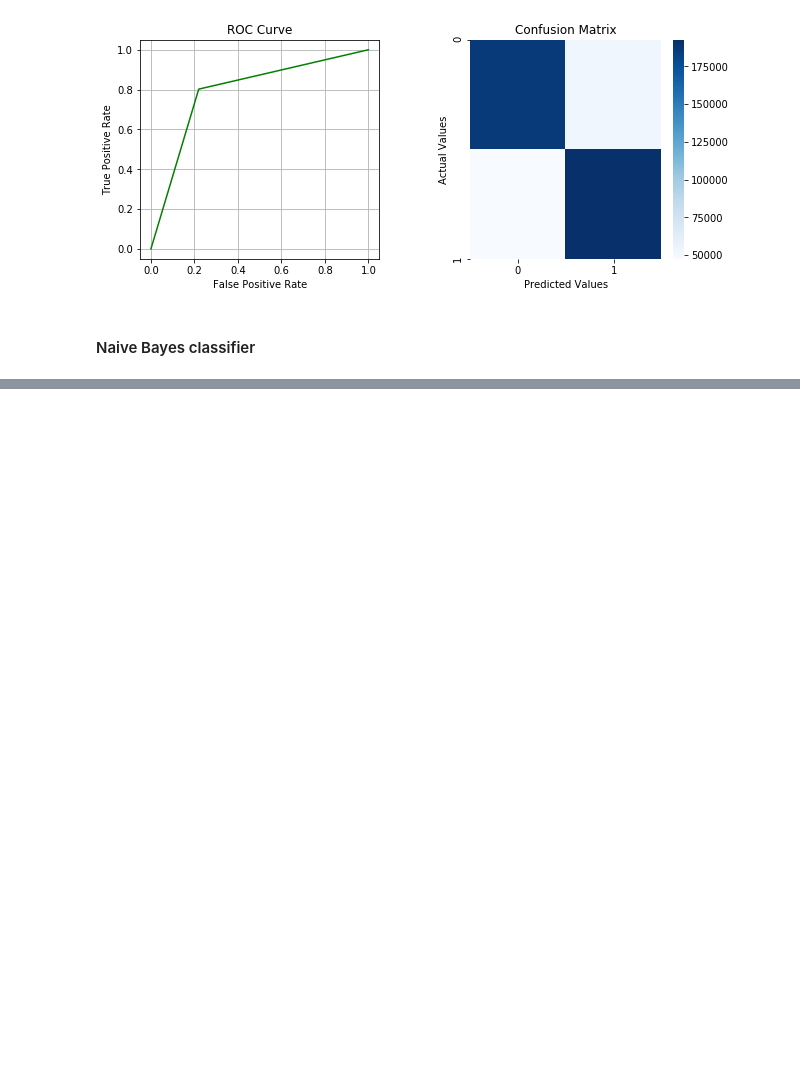
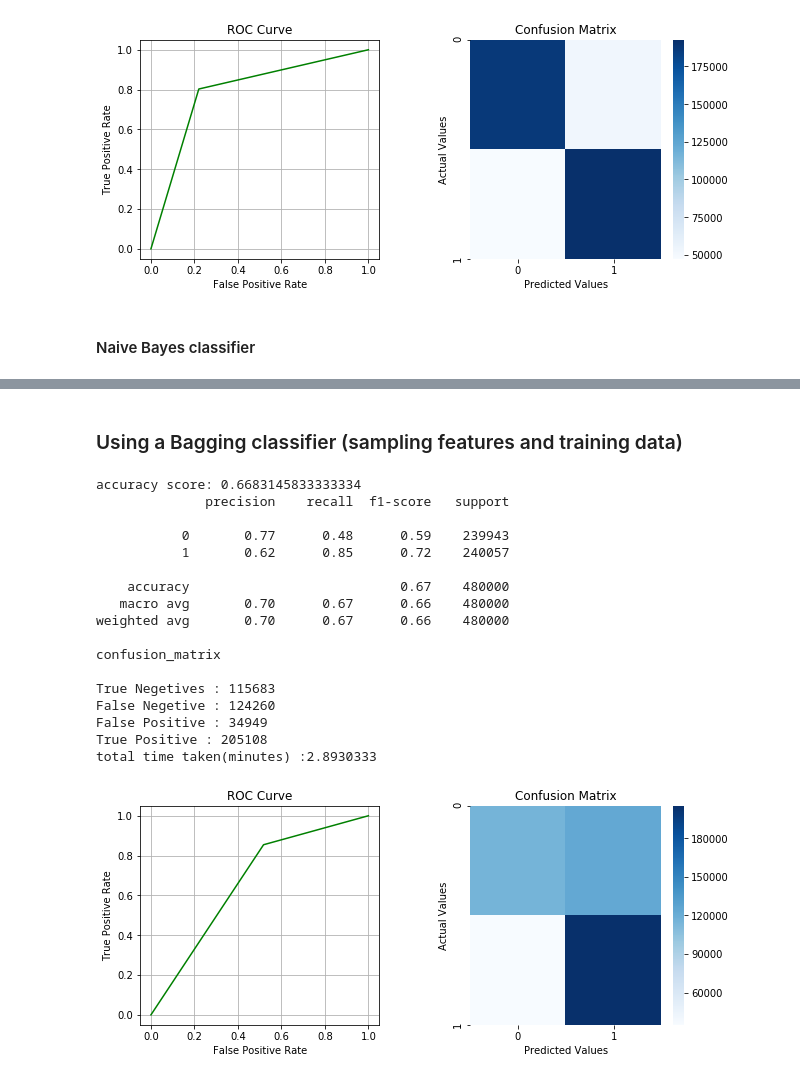
Before and after one commit to agvar/main_projects, a Jupyter notebook: capstone/data_analysis/Sentiment_analysis.ipynb, the cells around one changed output, grey strips where cells are left out. Saved outputs shown, nothing was run; the diff lists cells and outputs as text; code cells hidden in the pictures; blank space fills up the shorter version.

```diff
--- a/capstone/data_analysis/Sentiment_analysis.ipynb
+++ b/capstone/data_analysis/Sentiment_analysis.ipynb
@@ -314,0 +391,24 @@ confusion_matrix[[184104  55839]
+# %% [markdown]
+### Using a Bagging classifier (sampling features and training data)
+# %%
+bagging_clf=BaggingClassifier(DecisionTreeClassifier(),n_estimators=500,max_samples=100,bootstrap=True,n_jobs=-1,bootstrap_features=True,max_features=0.3)
+model_evaluate(bagging_clf)
+# %% [output]
+accuracy score: 0.6683145833333334
+              precision    recall  f1-score   support
+
+           0       0.77      0.48      0.59    239943
+           1       0.62      0.85      0.72    240057
+
+    accuracy                           0.67    480000
+   macro avg       0.70      0.67      0.66    480000
+weighted avg       0.70      0.67      0.66    480000
+
+confusion_matrix
+
+True Negetives : 115683
+False Negetive : 124260
+False Positive : 34949
+True Positive : 205108
+total time taken(minutes) :2.8930333
+[figure, added]
```
Also changed, not shown: parts of 13 cells of this notebook, 2 other files.
